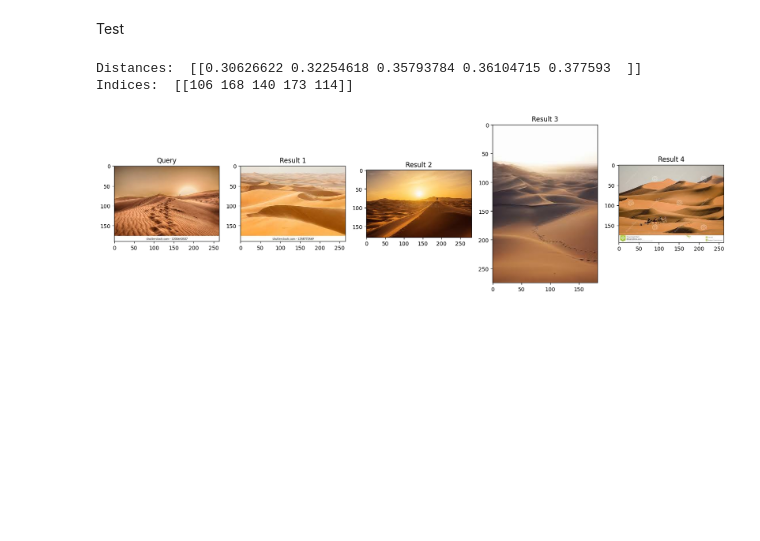
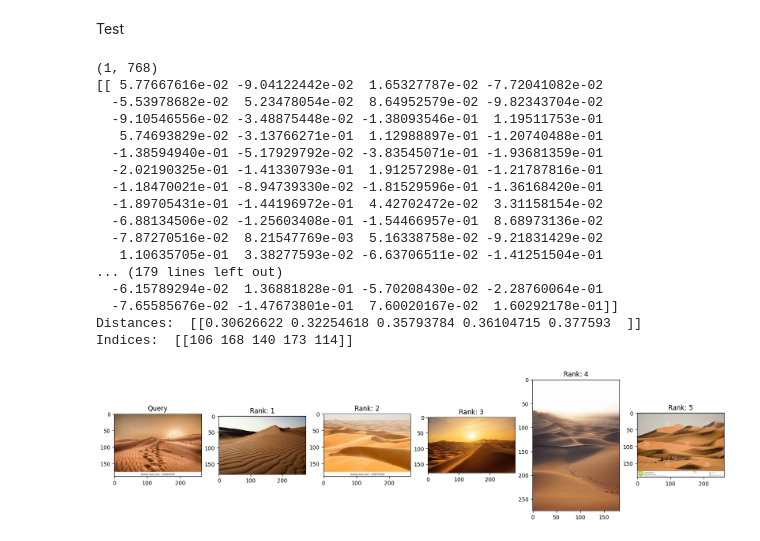
Before and after one commit to marioruiz2003/CBIR-project, a Jupyter notebook: embeddings.ipynb, the cells around one changed output. Saved outputs shown, nothing was run; the diff lists cells and outputs as text; code cells hidden in the pictures; blank space fills up the shorter version.

Commit message:
updated vit.index, added evaluation notebook

```diff
--- a/embeddings.ipynb
+++ b/embeddings.ipynb
@@ -22,7 +22,7 @@ Transformation function
 pretrained_vit_feature_extractor = ViTImageProcessor.from_pretrained("google/vit-base-patch16-224-in21k")
 pretrained_vit_model = ViTModel.from_pretrained("google/vit-base-patch16-224-in21k")
 # %%
-def create_embedding(img):
+def create_vit_embedding(img):
     img = np.array(img)
 
     # Función para cargar y preparar la imagen
@@ -70,42 +70,60 @@ Test
 os.environ["KMP_DUPLICATE_LIB_OK"] = "TRUE"
 os.environ["CUDA_VISIBLE_DEVICES"] = "-1"  # Desactiva GPU en TensorFlow
 # %%
-index = faiss.read_index("database/embeddings.index")
+index = faiss.read_index("database/vit.index")
 
 img_test = "images\Testing Data\Desert\Desert-Test (1).jpeg"
 
 img = cv2.imread(img_test)
 img = cv2.cvtColor(img, cv2.COLOR_BGR2RGB)
 
-query = create_embedding(img).reshape(dimension)
+query = create_vit_embedding(img).reshape(dimension)
 
 query = np.array([query])
+
+print(query.shape)
+print(query)
 
 faiss.normalize_L2(query)
 
 k = 5
 distances, indices = index.search(query, k)
 
 print("Distances: ", distances)
 print("Indices: ", indices)
 
 import matplotlib.pyplot as plt
 
 plt.figure(figsize=(20, 10))
 
 plt.subplot(1, 6, 1)
 plt.imshow(img)
 plt.title("Query")
 
 for i in range(5):
     img = cv2.imread(paths[indices[0][i]])
     img = cv2.cvtColor(img, cv2.COLOR_BGR2RGB)
     plt.subplot(1, 6, i+2)
     plt.imshow(img)
     plt.title("Rank: " + str(i+1))
 
 plt.show()
 # %% [output]
+(1, 768)
+[[ 5.77667616e-02 -9.04122442e-02  1.65327787e-02 -7.72041082e-02
+  -5.53978682e-02  5.23478054e-02  8.64952579e-02 -9.82343704e-02
+  -9.10546556e-02 -3.48875448e-02 -1.38093546e-01  1.19511753e-01
+   5.74693829e-02 -3.13766271e-01  1.12988897e-01 -1.20740488e-01
+  -1.38594940e-01 -5.17929792e-02 -3.83545071e-01 -1.93681359e-01
+  -2.02190325e-01 -1.41330793e-01  1.91257298e-01 -1.21787816e-01
+  -1.18470021e-01 -8.94739330e-02 -1.81529596e-01 -1.36168420e-01
+  -1.89705431e-01 -1.44196972e-01  4.42702472e-02  3.31158154e-02
+  -6.88134506e-02 -1.25603408e-01 -1.54466957e-01  8.68973136e-02
+  -7.87270516e-02  8.21547769e-03  5.16338758e-02 -9.21831429e-02
+   1.10635705e-01  3.38277593e-02 -6.63706511e-02 -1.41251504e-01
+... (179 lines left out)
+  -6.15789294e-02  1.36881828e-01 -5.70208430e-02 -2.28760064e-01
+  -7.65585676e-02 -1.47673801e-01  7.60020167e-02  1.60292178e-01]]
 Distances:  [[0.30626622 0.32254618 0.35793784 0.36104715 0.377593  ]]
 Indices:  [[106 168 140 173 114]]
-[figure, old version]
+[figure, new version]
```
Also changed, not shown: parts of 2 cells of this notebook, 4 other files.
